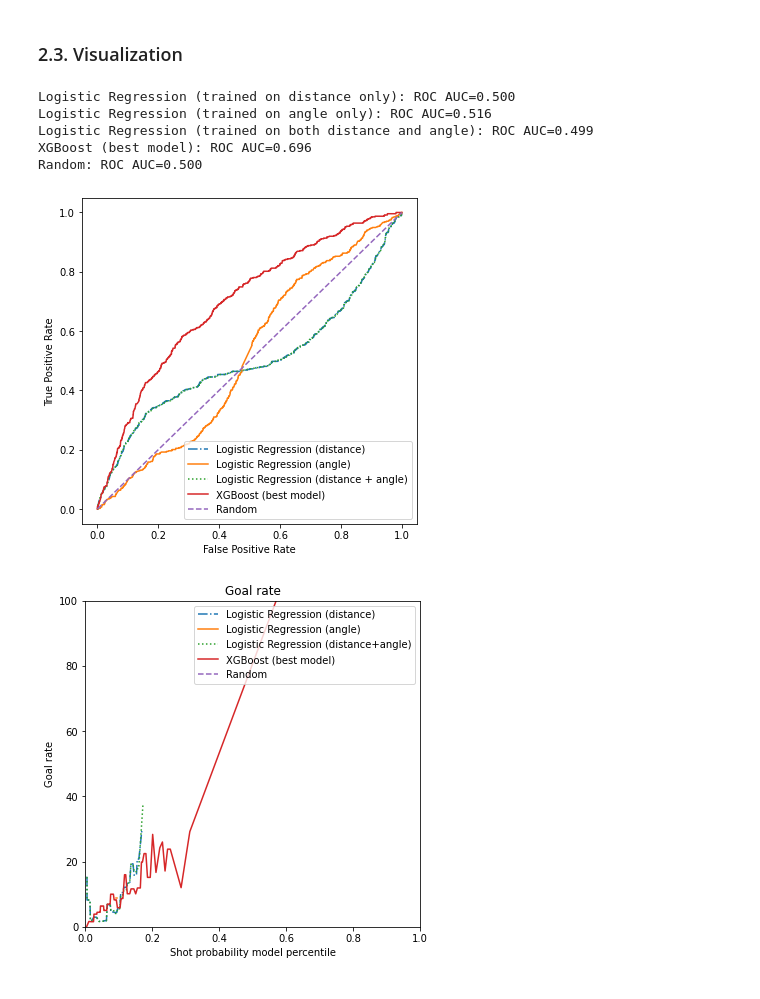
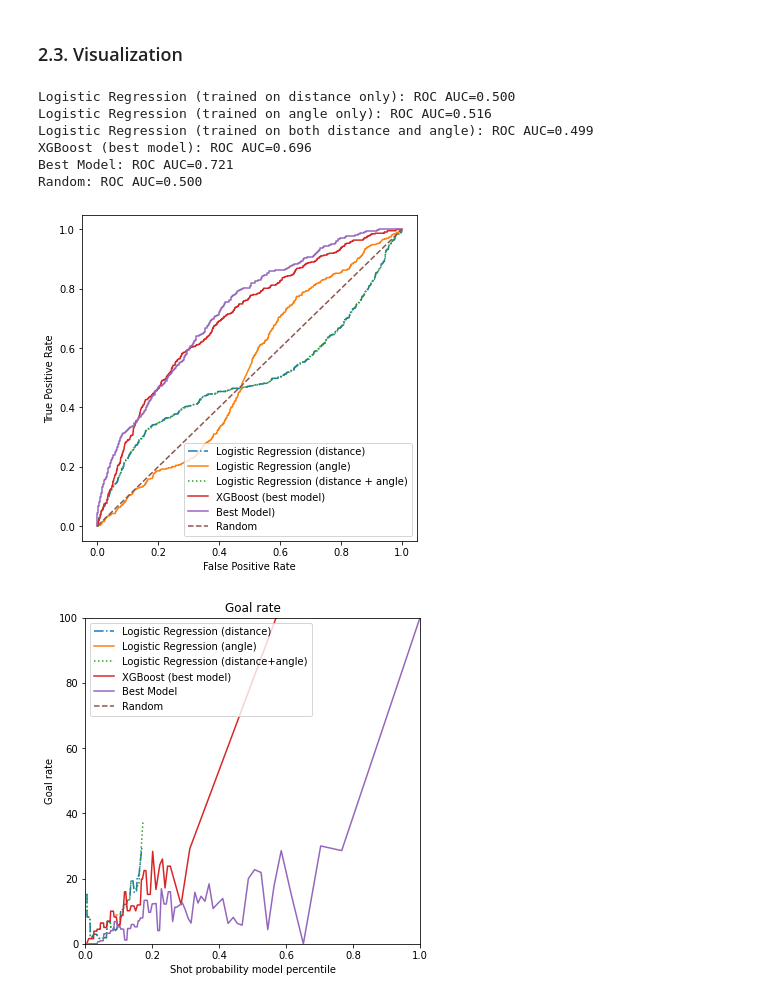
Before and after one commit to sorinmuchi/IFT6758, a Jupyter notebook: notebooks/7-EvaluateOnTestSet.ipynb, the cells around one changed output. Cells and saved outputs as stored; diff of their text form; code cells hidden in the pictures.

Commit message:
merge models' plots in Task-7

```diff
--- a/notebooks/7-EvaluateOnTestSet.ipynb
+++ b/notebooks/7-EvaluateOnTestSet.ipynb
@@ -111,3 +112,13 @@ preds4 = XGboost.predict(Xr3)
 COMET INFO: Downloading registry model 'xgboost-task5-model', version '1.0.0', stage None from workspace {'meriembchaaben'}...
 COMET INFO: Unzipping model to 'C:\\Users\\oussa\\OneDrive\\Desktop\\UdeM\\PhD\\Courses\\Fall-21\\IFT-6758-DataScience\\Project\\milestone-2\\IFT6758-code\\IFT6758\\tmp' ...
 COMET INFO: done!
+# %%
+yr2 = data_regular.Goal.to_numpy()
+
+filename = '../tmp/sklearn-XGB-CV-NFS.pkl'
+get_registered_comet_model(COMET_WORKSPACE, 'final-best-task-6-xgb', '1.0.0', '../tmp/')
+
+with open(filename, 'rb') as f:
+    pipe = pickle.load(f)
+
+preds5 = pipe.predict(data_regular)
@@ -418,6 +468,9 @@ Xp3 = df3_playoffs[['distance', 'angle']].to_numpy().reshape(-1, 2)
 preds3 = lr_distance_angle.predict(Xp3)
 # %%
 preds4 = XGboost.predict(Xp3)
+# %%
+yp2 = data_playoffs.Goal.to_numpy()
+preds5 = pipe.predict(data_playoffs)
 # %% [markdown]
 ### 2.2. Evaluate models
 # %%
@@ -511,11 +586,12 @@ weighted avg       0.88      0.91      0.87      5367
 # %% [markdown]
 ### 2.3. Visualization
 # %%
-### ROC curve - AUC metric ###
+### ROdata_playoffsC metric ###
 
 lr_probs1 = lr_distance.predict_proba(Xp1[:, :])[:,1]
 lr_probs2 = lr_angle.predict_proba(Xp2[:, :])[:,1]
 lr_probs3 = lr_distance_angle.predict_proba(Xp3[:, :])[:,1]
+bm_probs = pipe.predict_proba(data_playoffs)[:,1]
 xgboost_probs = XGboost.predict_proba(Xp3[:, :])[:,1]
 
 random_clf = DummyClassifier(strategy="uniform").fit(Xp1, yp)
@@ -527,6 +603,7 @@ lr_auc1 = roc_auc_score(yp, lr_probs1)
 lr_auc2 = roc_auc_score(yp, lr_probs2)
 lr_auc3 = roc_auc_score(yp, lr_probs3)
 xgboost_auc = roc_auc_score(yp, xgboost_probs)
+bm_auc = roc_auc_score(yp2, bm_probs)
 random_auc = roc_auc_score(yp, random_probs)
 
 
@@ -534,12 +611,14 @@ print('Logistic Regression (trained on distance only): ROC AUC=%.3f' % (lr_auc1)
 print('Logistic Regression (trained on angle only): ROC AUC=%.3f' % (lr_auc2))
 print('Logistic Regression (trained on both distance and angle): ROC AUC=%.3f' % (lr_auc3))
 print('XGBoost (best model): ROC AUC=%.3f' % (xgboost_auc))
+print('Best Model: ROC AUC=%.3f' % (bm_auc))
 print('Random: ROC AUC=%.3f' % (random_auc))
 
 lr_fpr1, lr_tpr1, _ = roc_curve(yp, lr_probs1)
 lr_fpr2, lr_tpr2, _ = roc_curve(yp, lr_probs2)
 lr_fpr3, lr_tpr3, _ = roc_curve(yp, lr_probs3)
 xgboost_fpr, xgboost_tpr, _ = roc_curve(yp, xgboost_probs)
+bm_fpr, bm_tpr, _ = roc_curve(yp2, bm_probs)
 random_fpr, random_tpr, _ = roc_curve(yp, random_probs)
 
 plt.figure(figsize=(6, 6))
@@ -548,6 +627,7 @@ plt.plot(lr_fpr1, lr_tpr1, linestyle='-.', label='Logistic Regression (distance)
 plt.plot(lr_fpr2, lr_tpr2, linestyle='-', label='Logistic Regression (angle)')
 plt.plot(lr_fpr3, lr_tpr3, linestyle=':', label='Logistic Regression (distance + angle)')
 plt.plot(xgboost_fpr, xgboost_tpr, linestyle='-', label='XGBoost (best model)')
+plt.plot(bm_fpr, bm_tpr, linestyle='-', label='Best Model)')
 plt.plot(random_fpr, random_tpr, linestyle='--', label='Random')
 
 
@@ -563,8 +643,9 @@ Logistic Regression (trained on distance only): ROC AUC=0.500
 Logistic Regression (trained on angle only): ROC AUC=0.516
 Logistic Regression (trained on both distance and angle): ROC AUC=0.499
 XGBoost (best model): ROC AUC=0.696
+Best Model: ROC AUC=0.721
 Random: ROC AUC=0.500
-[figure, old version]
+[figure, new version]
 # %%
 ### goal_rate = F(shot probability model percentile) ###
 def compute_goal_rate_per_percentile(probs, y):
@@ -584,37 +665,39 @@ def compute_goal_rate_per_percentile(probs, y):
                 else:
                     no_goals+=1
         rate = goals *100 / (goals + no_goals)
         percentiles.append(percentile)
         rates.append(rate)
     return percentiles, rates
 
 
 percentiles1, rates1 = compute_goal_rate_per_percentile(lr_probs1, yp)
 percentiles2, rates2 = compute_goal_rate_per_percentile(lr_probs2, yp)
 percentiles3, rates3 = compute_goal_rate_per_percentile(lr_probs3, yp)
 percentiles4, rates4 = compute_goal_rate_per_percentile(xgboost_probs, yp)
-percentiles5, rates5 = compute_goal_rate_per_percentile(random_probs, yp)
+percentiles5, rates5 = compute_goal_rate_per_percentile(bm_probs, yp2)
+percentiles6, rates6 = compute_goal_rate_per_percentile(random_probs, yp)
 
 plt.figure(figsize=(6, 6))
 
 plt.plot(percentiles1, rates1, linestyle='-.', label='Logistic Regression (distance)')
 plt.plot(percentiles2, rates2, linestyle='-', label='Logistic Regression (angle)')
 plt.plot(percentiles3, rates3, linestyle=':', label='Logistic Regression (distance+angle)')
 plt.plot(percentiles4, rates4, linestyle='-', label='XGBoost (best model)')
-plt.plot(percentiles5, rates5, linestyle='--', label='Random')
+plt.plot(percentiles5, rates5, linestyle='-', label='Best Model')
+plt.plot(percentiles6, rates6, linestyle='--', label='Random')
 
 plt.xlabel('Shot probability model percentile')
 plt.ylabel('Goal rate')
 plt.legend()
 plt.ylim([0, 100])
 plt.xlim([0, 1])
 plt.title('Goal rate')
 
-plt.savefig('../figures/3-goal_rate_percentile_1.png')
+plt.savefig('../figures/7-goal_rate_percentile_1.png')
 
 plt.show()
 # %% [output]
-[figure, old version]
+[figure, new version]
 # %%
 ### cumulative portion of goals = F(shot probability model percentile) ###
 
```
Also changed, not shown: parts of 10 cells of this notebook, 6 other files.
